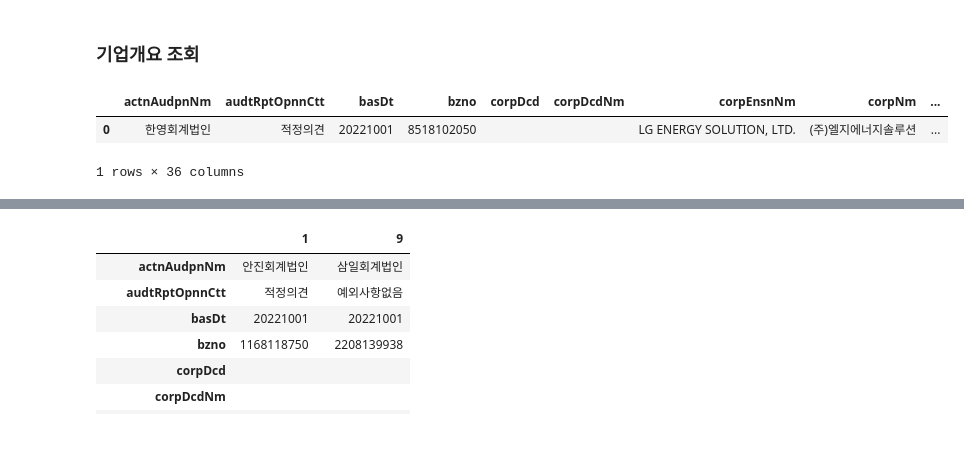
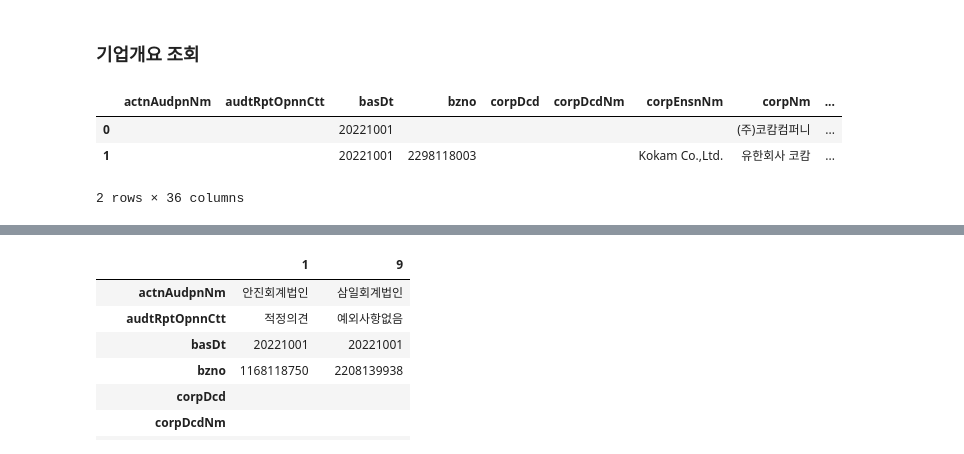
Before and after one commit to reejungkim/OpenAPI_Ministry_of_land, a Jupyter notebook: 금융위원회_기업기본정보.ipynb, the cells around one changed output, grey strips where cells are left out. Cells and saved outputs as stored; diff of their text form; code cells hidden in the pictures.

```diff
--- a/금융위원회_기업기본정보.ipynb
+++ b/금융위원회_기업기본정보.ipynb
@@ -73,20 +73,21 @@ load_xml_to_dataframe(response_xml, 'item') #.to_excel('계열사회사조회.xl
 # %%
 url = 'http://apis.data.go.kr/1160100/service/GetCorpBasicInfoService/getCorpOutline'
 #params ={'serviceKey' : key, 'pageNo' : '1', 'numOfRows' : '10', 'resultType' : 'xml',
 #         'basDt' : '20200509', 'crno' : '1101113892240', 'corpNm' : '메리츠자산운용' }
 
 params ={'serviceKey' : key, 'pageNo' : '1', 'numOfRows' : '10', 'resultType' : 'xml',
-         'basDt' : '20221001', 'crno':'1101117701356'}#, 'corpNm' : 'LG' }
+         'basDt' : '20221001', 'corpNm':'코캄'} #'crno':'1101117701356'}#, 'corpNm' : 'LG' }
 #params ={'serviceKey' : key, 'pageNo' : '1', 'numOfRows' : '10', 'resultType' : 'xml',
 #         'basDt' : '20220701'}
 response_xml = requests.get(url, params=params).content #.text.encode('utf-8')
 
 df = load_xml_to_dataframe(response_xml, 'item')#['crno'] #.to_excel('기업개요조회.xlsx')
 df.head()
 # %% [output]
 |  | actnAudpnNm | audtRptOpnnCtt | basDt | bzno | corpDcd | corpDcdNm | corpEnsnNm | corpNm | ... |
-| 0 | 한영회계법인 | 적정의견 | 20221001 | 8518102050 |  |  | LG ENERGY SOLUTION, LTD. | (주)엘지에너지솔루션 | ... |
+| 0 |  |  | 20221001 |  |  |  |  | (주)코캄컴퍼니 | ... |
+| 1 |  |  | 20221001 | 2298118003 |  |  | Kokam Co.,Ltd. | 유한회사 코캄 | ... |
-1 rows × 36 columns
+2 rows × 36 columns
 # %%
 df.transpose()
 # %% [output]
```
Also changed, not shown: parts of 1 cell of this notebook, 2 other files.
